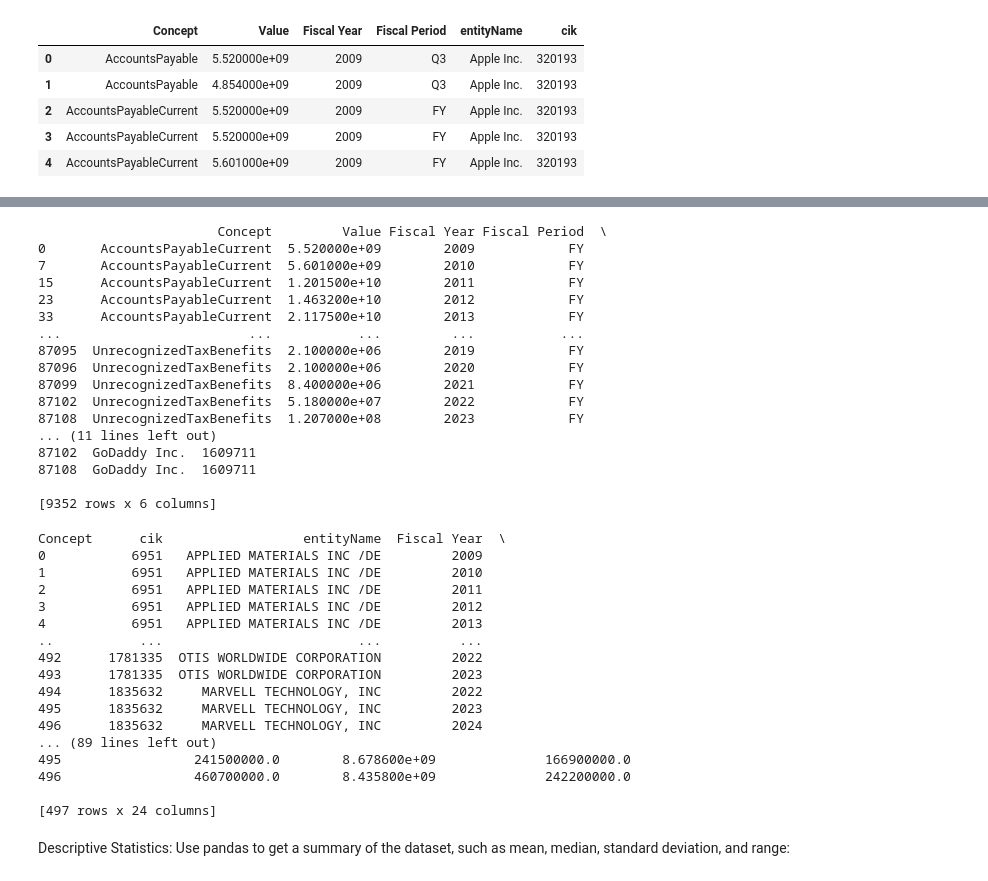
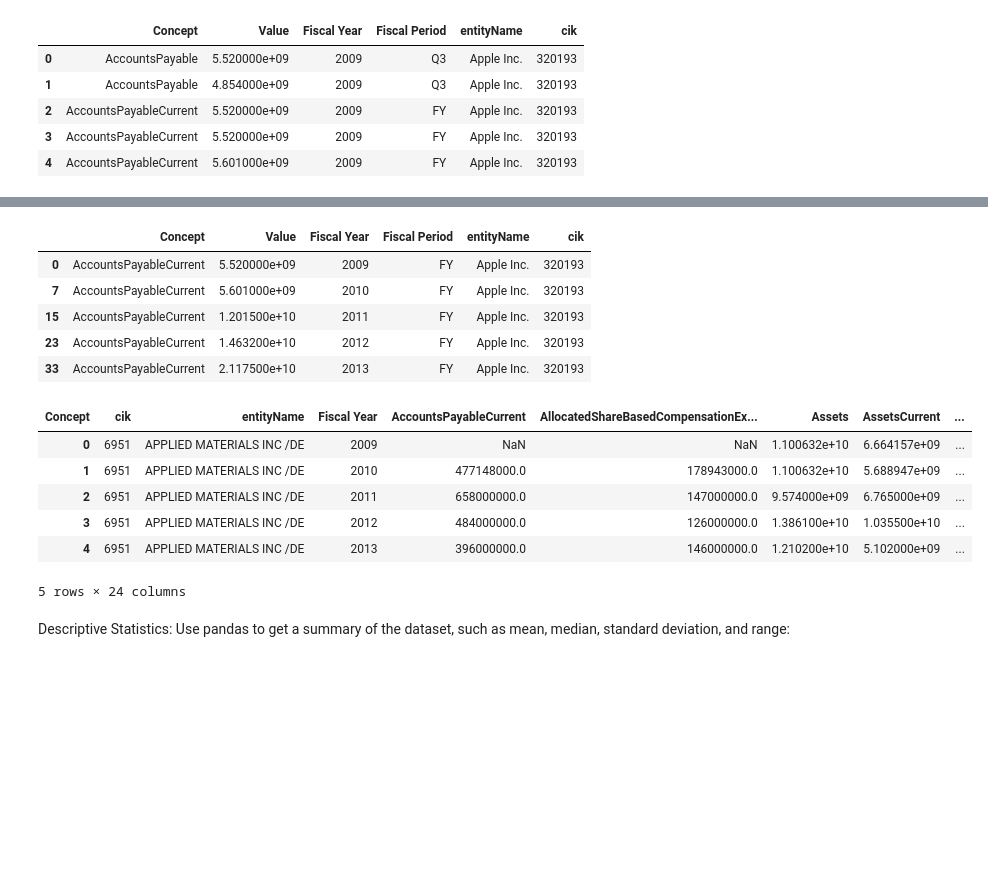
Before and after one commit to madhurlak0810/SEC-edgar, a Jupyter notebook: Project_602_Checkpoint_2.ipynb, the cells around one changed output, grey strips where cells are left out. Drawn from its saved outputs; the diff is of its cells as text; code cells hidden in the pictures; blank space fills up the shorter version.

```diff
--- a/Project_602_Checkpoint_2.ipynb
+++ b/Project_602_Checkpoint_2.ipynb
@@ -290,57 +234,33 @@ print(joined_df)
 # %%
-
 # Filter for Fiscal Period = FY
 filtered_joined_df = joined_df[joined_df['Fiscal Period'] == 'FY']
 
 # Make the data unique based on concept, fiscal year, and entityName
 unique_df = filtered_joined_df.drop_duplicates(subset=['Concept', 'Fiscal Year', 'entityName'])
 
-print(unique_df)
+unique_df.head()
 # %% [output]
-                       Concept         Value Fiscal Year Fiscal Period  \
-0       AccountsPayableCurrent  5.520000e+09        2009            FY
-7       AccountsPayableCurrent  5.601000e+09        2010            FY
-15      AccountsPayableCurrent  1.201500e+10        2011            FY
-23      AccountsPayableCurrent  1.463200e+10        2012            FY
-33      AccountsPayableCurrent  2.117500e+10        2013            FY
-...                        ...           ...         ...           ...
-87095  UnrecognizedTaxBenefits  2.100000e+06        2019            FY
-87096  UnrecognizedTaxBenefits  2.100000e+06        2020            FY
-87099  UnrecognizedTaxBenefits  8.400000e+06        2021            FY
-87102  UnrecognizedTaxBenefits  5.180000e+07        2022            FY
-87108  UnrecognizedTaxBenefits  1.207000e+08        2023            FY
-... (11 lines left out)
-87102  GoDaddy Inc.  1609711
-87108  GoDaddy Inc.  1609711
-
-[9352 rows x 6 columns]
+|  | Concept | Value | Fiscal Year | Fiscal Period | entityName | cik |
+| 0 | AccountsPayableCurrent | 5.520000e+09 | 2009 | FY | Apple Inc. | 320193 |
+| 7 | AccountsPayableCurrent | 5.601000e+09 | 2010 | FY | Apple Inc. | 320193 |
+| 15 | AccountsPayableCurrent | 1.201500e+10 | 2011 | FY | Apple Inc. | 320193 |
+| 23 | AccountsPayableCurrent | 1.463200e+10 | 2012 | FY | Apple Inc. | 320193 |
+| 33 | AccountsPayableCurrent | 2.117500e+10 | 2013 | FY | Apple Inc. | 320193 |
 # %%
-
-# Assuming 'unique_df' is the DataFrame you want to transpose
+# Transposing unique_df
 transposed_df = unique_df.pivot_table(index=['cik', 'entityName', 'Fiscal Year'], columns='Concept', values='Value', aggfunc='first')
 
-# Reset the index to make 'cik', 'entityName', and 'Fiscal Year' regular columns
 transposed_df = transposed_df.reset_index()
 
-print(transposed_df)
+transposed_df.head()
 # %% [output]
+| Concept | cik | entityName | Fiscal Year | AccountsPayableCurrent | AllocatedShareBasedCompensationEx... | Assets | AssetsCurrent | ... |
+| 0 | 6951 | APPLIED MATERIALS INC /DE | 2009 | NaN | NaN | 1.100632e+10 | 6.664157e+09 | ... |
+| 1 | 6951 | APPLIED MATERIALS INC /DE | 2010 | 477148000.0 | 178943000.0 | 1.100632e+10 | 5.688947e+09 | ... |
+| 2 | 6951 | APPLIED MATERIALS INC /DE | 2011 | 658000000.0 | 147000000.0 | 9.574000e+09 | 6.765000e+09 | ... |
+| 3 | 6951 | APPLIED MATERIALS INC /DE | 2012 | 484000000.0 | 126000000.0 | 1.386100e+10 | 1.035500e+10 | ... |
+| 4 | 6951 | APPLIED MATERIALS INC /DE | 2013 | 396000000.0 | 146000000.0 | 1.210200e+10 | 5.102000e+09 | ... |
-Concept      cik                  entityName  Fiscal Year  \
-0           6951   APPLIED MATERIALS INC /DE         2009
-1           6951   APPLIED MATERIALS INC /DE         2010
-2           6951   APPLIED MATERIALS INC /DE         2011
-3           6951   APPLIED MATERIALS INC /DE         2012
-4           6951   APPLIED MATERIALS INC /DE         2013
-..           ...                         ...          ...
-492      1781335  OTIS WORLDWIDE CORPORATION         2022
-493      1781335  OTIS WORLDWIDE CORPORATION         2023
-494      1835632     MARVELL TECHNOLOGY, INC         2022
-495      1835632     MARVELL TECHNOLOGY, INC         2023
-496      1835632     MARVELL TECHNOLOGY, INC         2024
-... (89 lines left out)
-495                 241500000.0        8.678600e+09              166900000.0
-496                 460700000.0        8.435800e+09              242200000.0
-
-[497 rows x 24 columns]
+5 rows × 24 columns
 # %% [markdown]
 Descriptive Statistics: Use pandas to get a summary of the dataset, such as mean, median, standard deviation, and range:
 # %%
```
Also changed, not shown: parts of 11 cells of this notebook.
